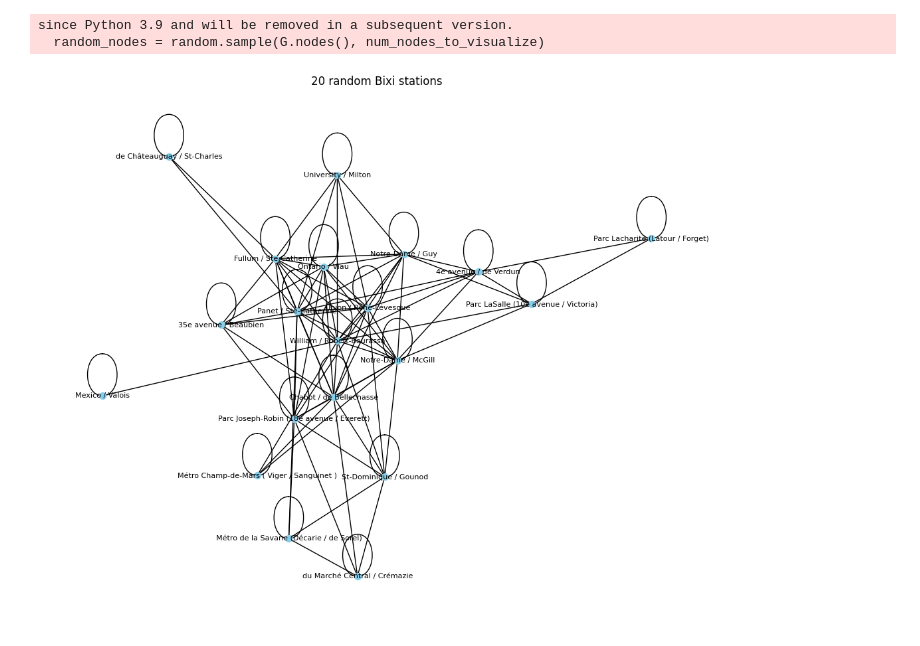
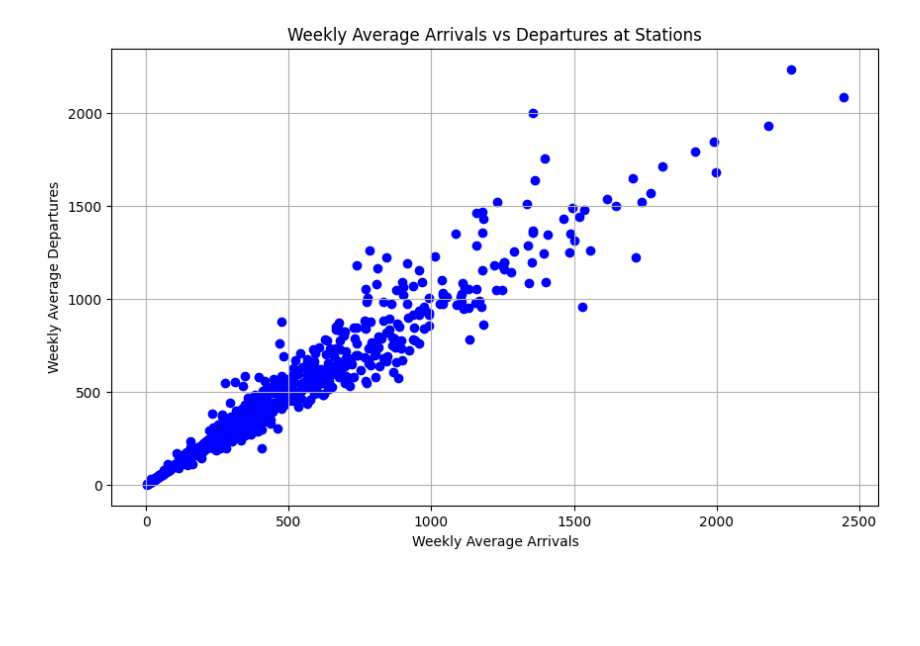
Before and after one commit to dubeyl/Bike_affluence_prediction, a Jupyter notebook: 03_analysis.ipynb, the cells around one changed output. Saved outputs shown, nothing was run; the diff lists cells and outputs as text; code cells hidden in the pictures; blank space fills up the shorter version.

```diff
--- a/03_analysis.ipynb
+++ b/03_analysis.ipynb
@@ -98,14 +94,41 @@ plt.show()
 # %%
-num_nodes_to_visualize = 20
-random_nodes = random.sample(G.nodes(), num_nodes_to_visualize)
-subgraph = G.subgraph(random_nodes)
+# num_nodes_to_visualize = 20
+# random_nodes = random.sample(G.nodes(), num_nodes_to_visualize)
+# subgraph = G.subgraph(random_nodes)
 
-# Step 4: Draw the subgraph
-plt.figure(figsize=(10, 8))
-nx.draw(subgraph, with_labels=True, node_color='skyblue', node_size=50, edge_color='black', linewidths=1, font_size=8)
-plt.title(f'{num_nodes_to_visualize} random Bixi stations')
-plt.show()
+# # Step 4: Draw the subgraph
+# plt.figure(figsize=(10, 8))
+# nx.draw(subgraph, with_labels=True, node_color='skyblue', node_size=50, edge_color='black', linewidths=1, font_size=8)
+# plt.title(f'{num_nodes_to_visualize} random Bixi stations')
+# plt.show()
-# %% [output]
-since Python 3.9 and will be removed in a subsequent version.
-  random_nodes = random.sample(G.nodes(), num_nodes_to_visualize)
-[figure, removed]
+# %%
+#data = pd.read_csv('../Data/2023.csv')
+
+# Convert STARTTIMEMS and ENDTIMEMS to datetime objects
+data['STARTTIMEMS'] = pd.to_datetime(data['STARTTIMEMS'], unit='ms')
+data['ENDTIMEMS'] = pd.to_datetime(data['ENDTIMEMS'], unit='ms')
+
+# Extract week number from the STARTTIMEMS column
+data['Week'] = data['STARTTIMEMS'].dt.isocalendar().week
+
+# Group by STARTSTATIONNAME and Week to calculate weekly average arrivals and departures
+grouped = data.groupby(['STARTSTATIONNAME', 'Week']).size().reset_index(name='Arrivals')
+grouped = grouped.groupby('STARTSTATIONNAME')['Arrivals'].mean().reset_index(name='AvgArrivals')
+
+# Group by ENDSTATIONNAME and Week to calculate weekly average departures
+grouped_departures = data.groupby(['ENDSTATIONNAME', 'Week']).size().reset_index(name='Departures')
+grouped_departures = grouped_departures.groupby('ENDSTATIONNAME')['Departures'].mean().reset_index(name='AvgDepartures')
+
+# Merge average arrivals and departures data
+grouped = pd.merge(grouped, grouped_departures, left_on='STARTSTATIONNAME', right_on='ENDSTATIONNAME')
+
+# Plotting
+plt.figure(figsize=(10, 6))
+plt.scatter(grouped['AvgArrivals'], grouped['AvgDepartures'], marker='o', color='b')
+plt.xlabel('Weekly Average Arrivals')
+plt.ylabel('Weekly Average Departures')
+plt.title('Weekly Average Arrivals vs Departures at Stations')
+plt.grid(True)
+plt.show()
+# %% [output]
+[figure, added]
```
Also changed, not shown: parts of 10 cells of this notebook, 10 other files.
